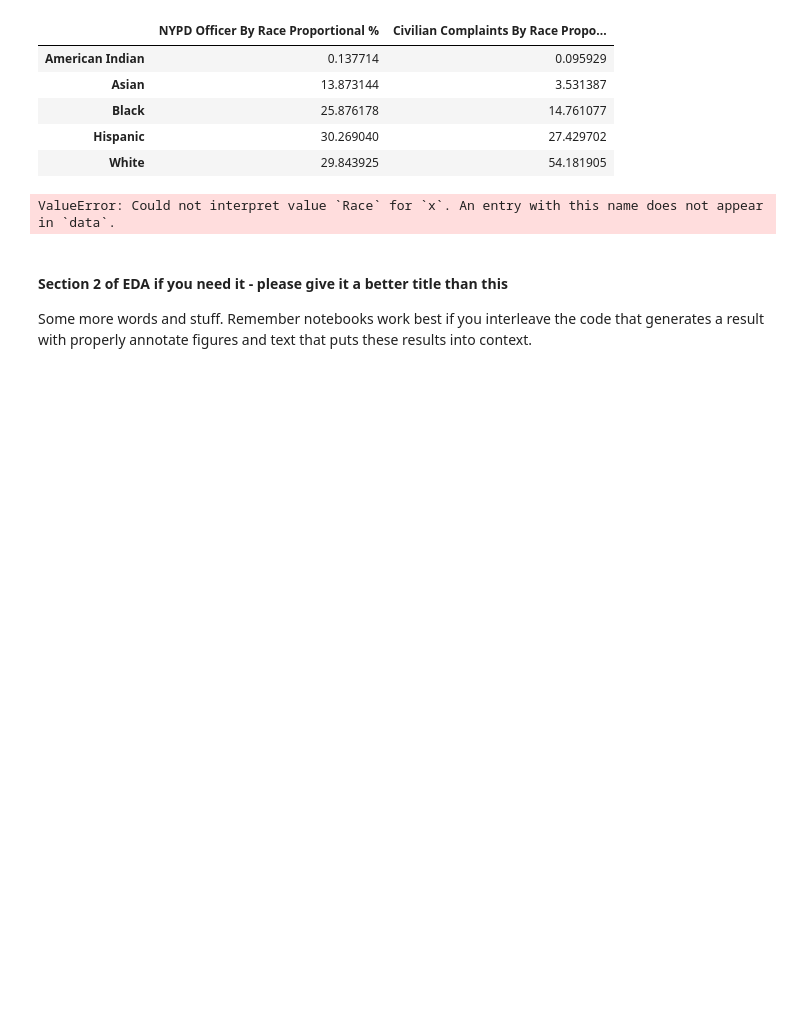
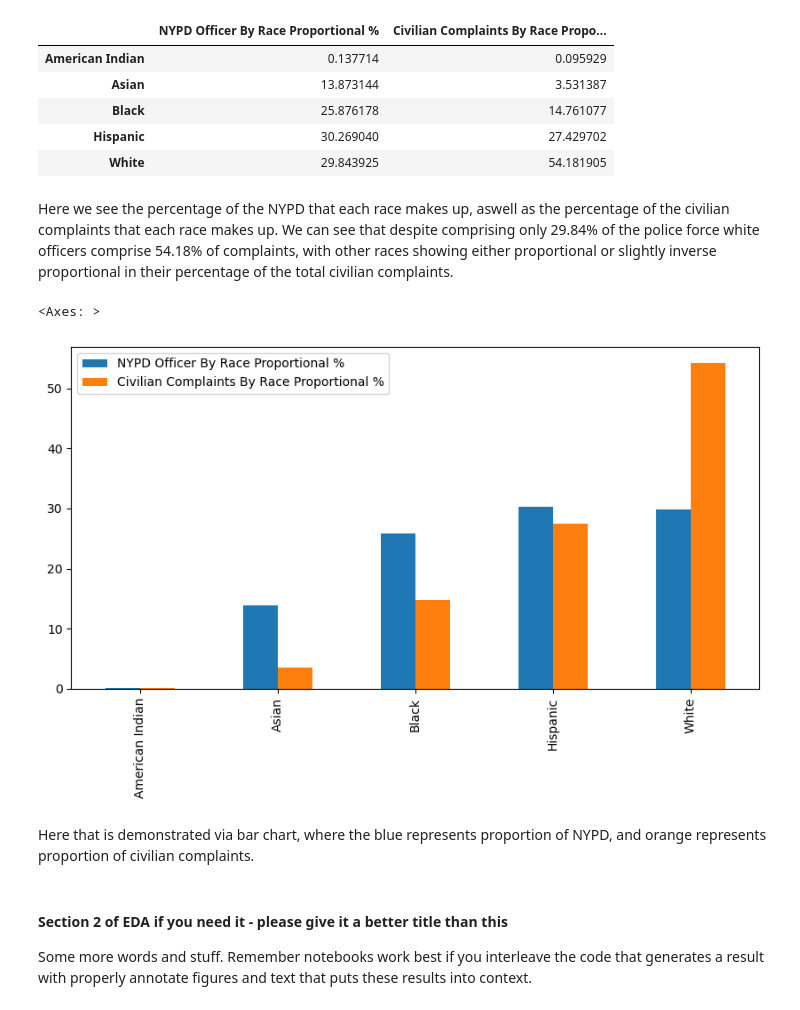
Before and after one commit to COGS108/Group017_WI26, a Jupyter notebook: 02-EDACheckpoint.ipynb, the cells around one changed output. Drawn from its saved outputs; the diff is of its cells as text; code cells hidden in the pictures; blank space fills up the shorter version.

Commit message:
Finished my bar chart in EDA 1 and added more comments

```diff
--- a/02-EDACheckpoint.ipynb
+++ b/02-EDACheckpoint.ipynb
@@ -725,18 +722,15 @@ precentages_compared_df
 | Black | 25.876178 | 14.761077 |
 | Hispanic | 30.269040 | 27.429702 |
 | White | 29.843925 | 54.181905 |
-# %%
-#plt.figure(figsize=(8,6))
-
-sns.barplot(data=precentages_compared_df, x="Race", y="Proportion", hue="Category")
-plt.title("Demographics of Civilian Complaints Towards NYPD")
-plt.ylabel("Proportion of NYPD")
-plt.xlabel("Race")
-plt.legend(title="")
-
-plt.show()
-# %% [output]
-ValueError: Could not interpret value `Race` for `x`. An entry with this name does not appear in `data`.
+# %% [markdown]
+Here we see the percentage of the NYPD that each race makes up, aswell as the percentage of the civilian complaints that each race makes up. We can see that despite comprising only 29.84% of the police force white officers comprise 54.18% of complaints, with other races showing either proportional or slightly inverse proportional in their percentage of the total civilian complaints.
+# %%
+precentages_compared_df.plot.bar(figsize=(10, 5))
+# %% [output]
+<Axes: >
+[figure, added]
+# %% [markdown]
+Here that is demonstrated via bar chart, where the blue represents proportion of NYPD, and orange represents proportion of civilian complaints.
 # %% [markdown]
 #### Section 2 of EDA if you need it  - please give it a better title than this
 
```
Also changed, not shown: parts of 3 cells of this notebook.
